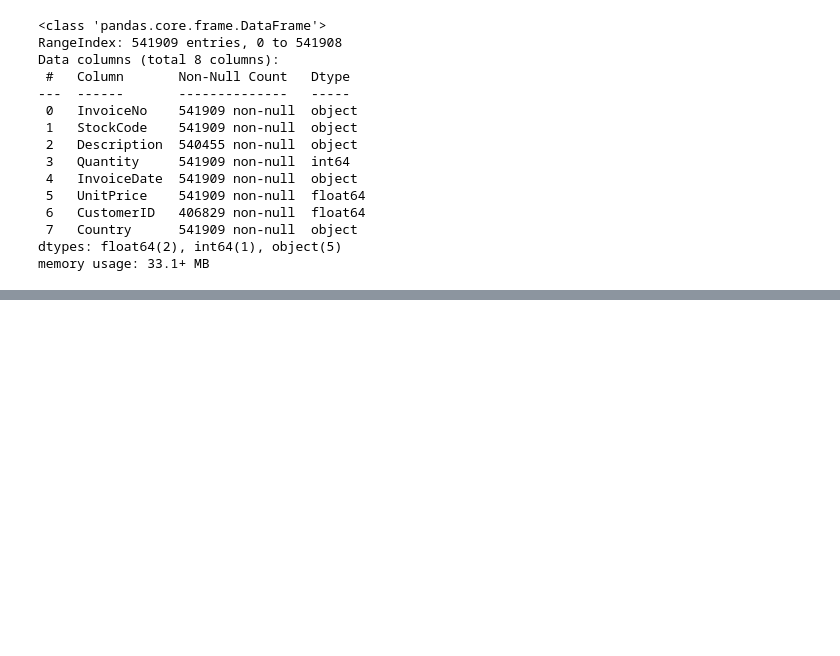
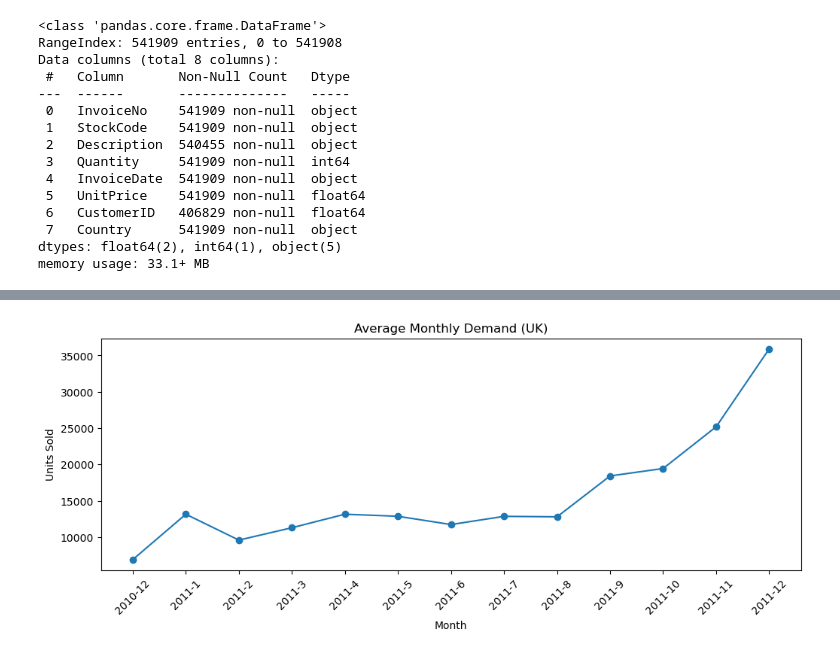
Before and after one commit to tanonue/AI-Driven-Inventory-Optimization-System-Using-Retail-and-Global-Logistics-Data, a Jupyter notebook: notebooks/01_data_exploration.ipynb, the cells around one changed output, grey strips where cells are left out. Saved outputs shown, nothing was run; the diff lists cells and outputs as text; code cells hidden in the pictures; blank space fills up the shorter version.

Commit message:
Cleaning and Graphing Data

```diff
--- a/notebooks/01_data_exploration.ipynb
+++ b/notebooks/01_data_exploration.ipynb
@@ -36,0 +99,6 @@ memory usage: 33.1+ MB
+# %%
+uk_demand = daily_demand[
+    daily_demand["Country"] == "United Kingdom"
+].sort_values("Date")
+
+uk_demand.head()
@@ -36,0 +112,40 @@ memory usage: 33.1+ MB
+# %%
+uk_demand["lag_1"] = uk_demand["Demand"].shift(1)
+uk_demand["lag_7"] = uk_demand["Demand"].shift(7)
+uk_demand["lag_14"] = uk_demand["Demand"].shift(14)
+
+uk_demand["rolling_7_mean"] = (
+    uk_demand["Demand"].shift(1).rolling(7).mean()
+)
+
+uk_demand["rolling_14_mean"] = (
+    uk_demand["Demand"].shift(1).rolling(14).mean()
+)
+uk_demand = uk_demand.dropna()
+# %%
+monthly_demand = (
+    uk_demand
+    .groupby(["year", "month"])["Demand"]
+    .mean()
+    .reset_index()
+)
+
+monthly_demand["YearMonth"] = (
+    monthly_demand["year"].astype(str)
+    + "-"
+    + monthly_demand["month"].astype(str)
+)
+
+plt.figure(figsize=(12, 4))
+plt.plot(
+    monthly_demand["YearMonth"],
+    monthly_demand["Demand"],
+    marker="o"
+)
+plt.xticks(rotation=45)
+plt.title("Average Monthly Demand (UK)")
+plt.xlabel("Month")
+plt.ylabel("Units Sold")
+plt.show()
+# %% [output]
+[figure, added]
```
Also changed, not shown: parts of 10 cells of this notebook.
